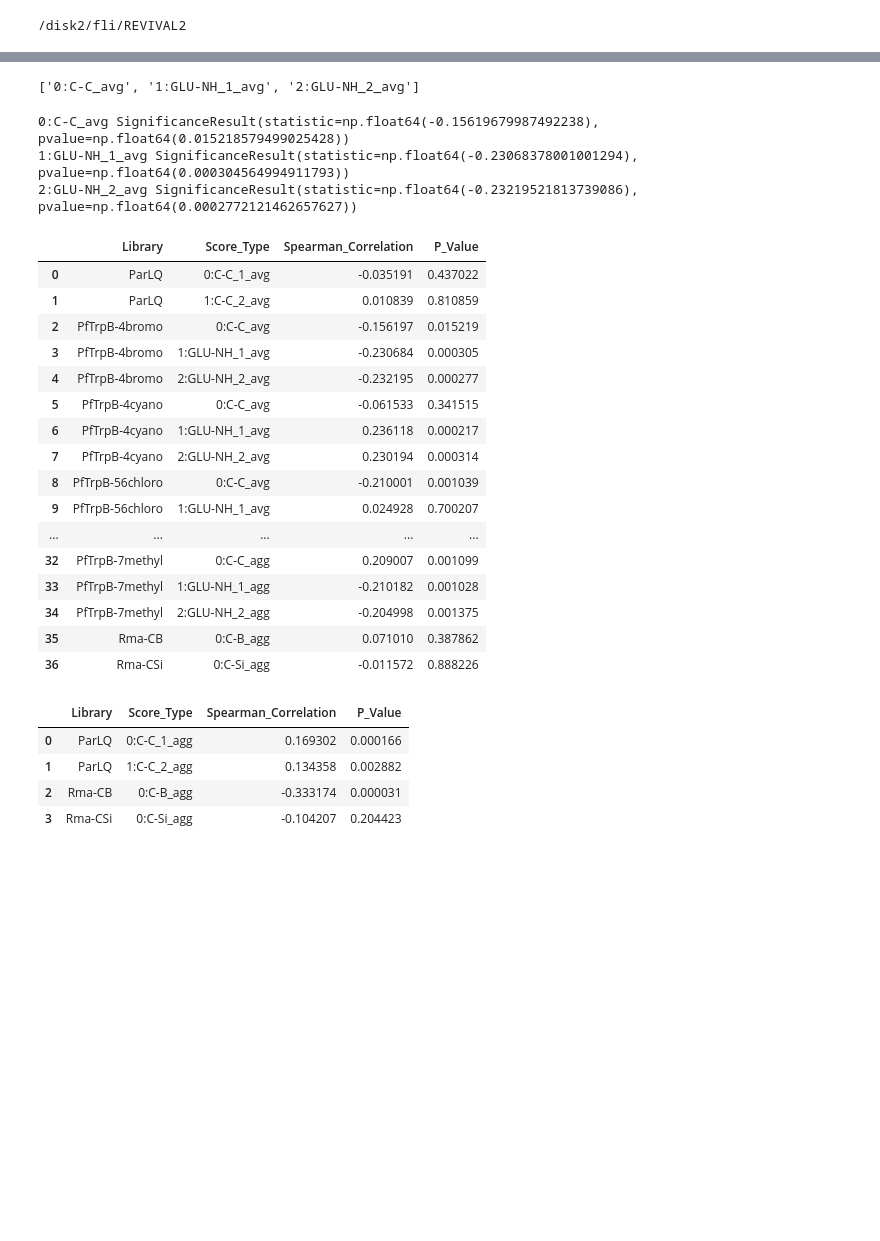
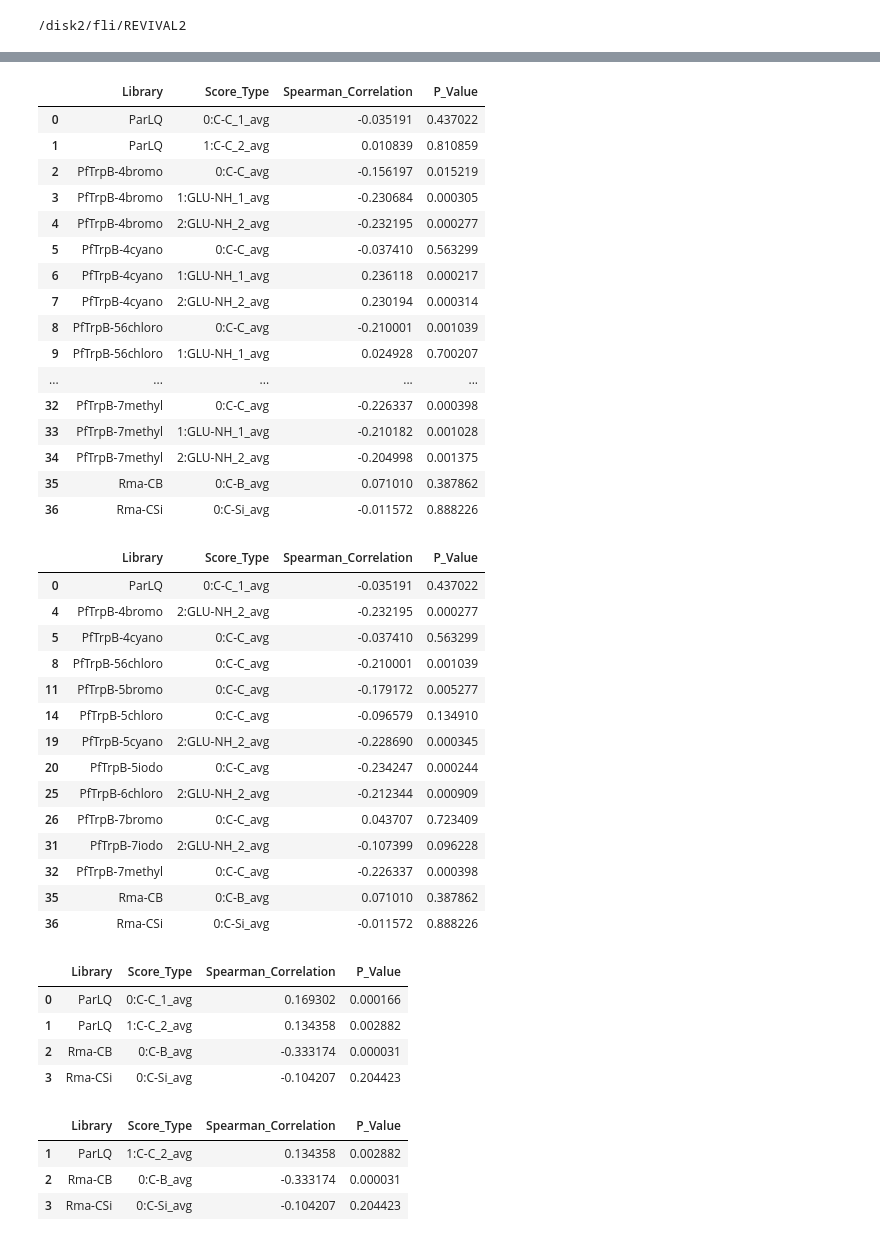
Before and after one commit to fhalab/substrate_aware_zs, a Jupyter notebook: sandbox/test_bond_dist.ipynb, the cells around one changed output, grey strips where cells are left out. Cells and saved outputs as stored; diff of their text form; code cells hidden in the pictures; blank space fills up the shorter version.

```diff
--- a/sandbox/test_bond_dist.ipynb
+++ b/sandbox/test_bond_dist.ipynb
@@ -32,3 +7,0 @@ af3_agg_columns
-# %%
-for c in af3_agg_columns:
-    print(c, spearmanr(af3_joint["fitness"], af3_joint[c]))
@@ -53,15 +8,3 @@ chai_joint.head()
-# %%
-chai_agg_columns = [c for c in chai_joint.columns if "agg" in c or "avg" in c]
-chai_agg_columns
-# %% [output]
-['0:C-C_avg', '1:GLU-NH_1_avg', '2:GLU-NH_2_avg']
-# %%
-for c in chai_agg_columns:
-    print(c, spearmanr(chai_joint["fitness"], chai_joint[c]))
-# %% [output]
-0:C-C_avg SignificanceResult(statistic=np.float64(-0.15619679987492238), pvalue=np.float64(0.015218579499025428))
-1:GLU-NH_1_avg SignificanceResult(statistic=np.float64(-0.23068378001001294), pvalue=np.float64(0.000304564994911793))
-2:GLU-NH_2_avg SignificanceResult(statistic=np.float64(-0.23219521813739086), pvalue=np.float64(0.0002772121462657627))
 # %%
 import pandas as pd
 from glob import glob
@@ -87,43 +30,65 @@ for dock_type in ["joint", "seperate"]:
         # std_c = [c for c in chai_df.columns if "std" in c]
 
         # Calculate Spearman correlation for each column in avg_c
         for c in avg_c:
             correlation, p_value = spearmanr(lib_df["fitness"].values, lib_df[c].values)
             # std_col = merged_df[c.replace("avg", "std")].values
             results.append({
                 "Library": lib_name,
                 "Score_Type": c,
                 # "variability": std_col.mean(),
                 "Spearman_Correlation": correlation,
                 "P_Value": p_value
             })
 
     # Convert results into a DataFrame and display it as a table
     results_df = pd.DataFrame(results)
     display(results_df)
+    display(results_df.loc[
+        results_df.groupby("Library")["Spearman_Correlation"].idxmin()
+    ])
 # %% [output]
 |  | Library | Score_Type | Spearman_Correlation | P_Value |
 | 0 | ParLQ | 0:C-C_1_avg | -0.035191 | 0.437022 |
 | 1 | ParLQ | 1:C-C_2_avg | 0.010839 | 0.810859 |
 | 2 | PfTrpB-4bromo | 0:C-C_avg | -0.156197 | 0.015219 |
 | 3 | PfTrpB-4bromo | 1:GLU-NH_1_avg | -0.230684 | 0.000305 |
 | 4 | PfTrpB-4bromo | 2:GLU-NH_2_avg | -0.232195 | 0.000277 |
-| 5 | PfTrpB-4cyano | 0:C-C_avg | -0.061533 | 0.341515 |
+| 5 | PfTrpB-4cyano | 0:C-C_avg | -0.037410 | 0.563299 |
 | 6 | PfTrpB-4cyano | 1:GLU-NH_1_avg | 0.236118 | 0.000217 |
 | 7 | PfTrpB-4cyano | 2:GLU-NH_2_avg | 0.230194 | 0.000314 |
 | 8 | PfTrpB-56chloro | 0:C-C_avg | -0.210001 | 0.001039 |
 | 9 | PfTrpB-56chloro | 1:GLU-NH_1_avg | 0.024928 | 0.700207 |
 | ... | ... | ... | ... | ... |
-| 32 | PfTrpB-7methyl | 0:C-C_agg | 0.209007 | 0.001099 |
-| 33 | PfTrpB-7methyl | 1:GLU-NH_1_agg | -0.210182 | 0.001028 |
-| 34 | PfTrpB-7methyl | 2:GLU-NH_2_agg | -0.204998 | 0.001375 |
-| 35 | Rma-CB | 0:C-B_agg | 0.071010 | 0.387862 |
-| 36 | Rma-CSi | 0:C-Si_agg | -0.011572 | 0.888226 |
+| 32 | PfTrpB-7methyl | 0:C-C_avg | -0.226337 | 0.000398 |
+| 33 | PfTrpB-7methyl | 1:GLU-NH_1_avg | -0.210182 | 0.001028 |
+| 34 | PfTrpB-7methyl | 2:GLU-NH_2_avg | -0.204998 | 0.001375 |
+| 35 | Rma-CB | 0:C-B_avg | 0.071010 | 0.387862 |
+| 36 | Rma-CSi | 0:C-Si_avg | -0.011572 | 0.888226 |
 |  | Library | Score_Type | Spearman_Correlation | P_Value |
-| 0 | ParLQ | 0:C-C_1_agg | 0.169302 | 0.000166 |
-| 1 | ParLQ | 1:C-C_2_agg | 0.134358 | 0.002882 |
-| 2 | Rma-CB | 0:C-B_agg | -0.333174 | 0.000031 |
-| 3 | Rma-CSi | 0:C-Si_agg | -0.104207 | 0.204423 |
+| 0 | ParLQ | 0:C-C_1_avg | -0.035191 | 0.437022 |
+| 4 | PfTrpB-4bromo | 2:GLU-NH_2_avg | -0.232195 | 0.000277 |
+| 5 | PfTrpB-4cyano | 0:C-C_avg | -0.037410 | 0.563299 |
+| 8 | PfTrpB-56chloro | 0:C-C_avg | -0.210001 | 0.001039 |
+| 11 | PfTrpB-5bromo | 0:C-C_avg | -0.179172 | 0.005277 |
+| 14 | PfTrpB-5chloro | 0:C-C_avg | -0.096579 | 0.134910 |
+| 19 | PfTrpB-5cyano | 2:GLU-NH_2_avg | -0.228690 | 0.000345 |
+| 20 | PfTrpB-5iodo | 0:C-C_avg | -0.234247 | 0.000244 |
+| 25 | PfTrpB-6chloro | 2:GLU-NH_2_avg | -0.212344 | 0.000909 |
+| 26 | PfTrpB-7bromo | 0:C-C_avg | 0.043707 | 0.723409 |
+| 31 | PfTrpB-7iodo | 2:GLU-NH_2_avg | -0.107399 | 0.096228 |
+| 32 | PfTrpB-7methyl | 0:C-C_avg | -0.226337 | 0.000398 |
+| 35 | Rma-CB | 0:C-B_avg | 0.071010 | 0.387862 |
+| 36 | Rma-CSi | 0:C-Si_avg | -0.011572 | 0.888226 |
+|  | Library | Score_Type | Spearman_Correlation | P_Value |
+| 0 | ParLQ | 0:C-C_1_avg | 0.169302 | 0.000166 |
+| 1 | ParLQ | 1:C-C_2_avg | 0.134358 | 0.002882 |
+| 2 | Rma-CB | 0:C-B_avg | -0.333174 | 0.000031 |
+| 3 | Rma-CSi | 0:C-Si_avg | -0.104207 | 0.204423 |
+|  | Library | Score_Type | Spearman_Correlation | P_Value |
+| 1 | ParLQ | 1:C-C_2_avg | 0.134358 | 0.002882 |
+| 2 | Rma-CB | 0:C-B_avg | -0.333174 | 0.000031 |
+| 3 | Rma-CSi | 0:C-Si_avg | -0.104207 | 0.204423 |
 # %%
 import pandas as pd
 from glob import glob
```
Also changed, not shown: parts of 6 cells of this notebook, 11 other files.
